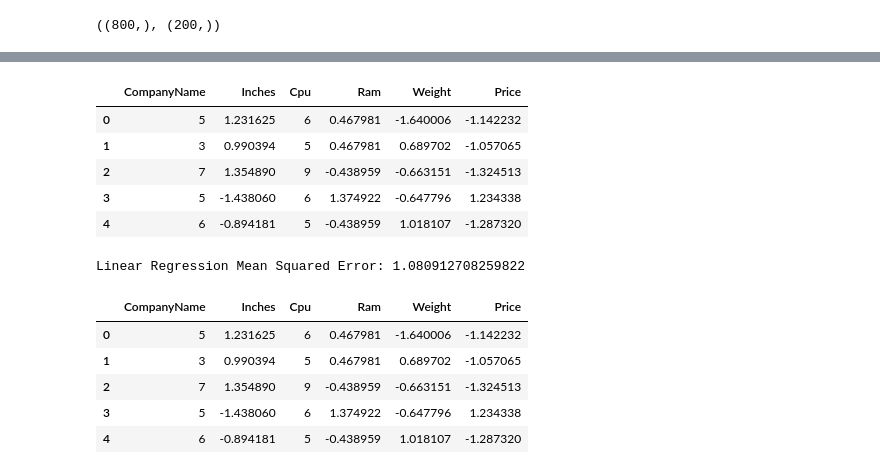
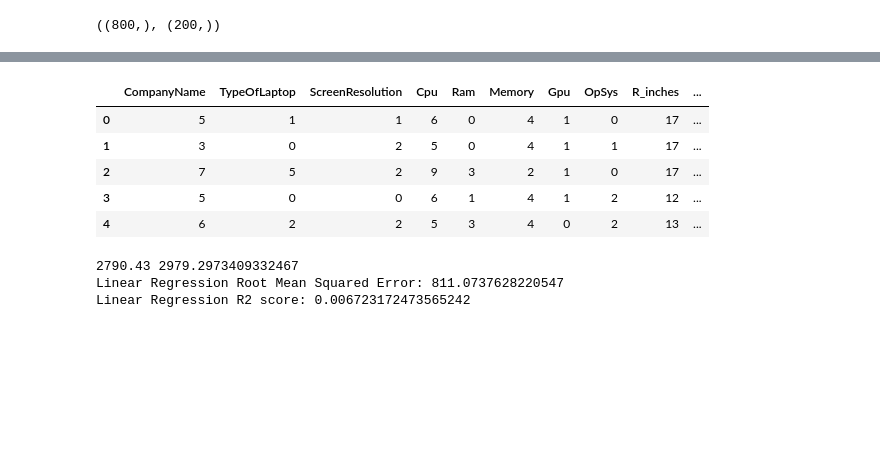
Before and after one commit to Jieyieteoh03/DS_capstone_project, a Jupyter notebook: DS Capstone Project Jie Yie.ipynb, the cells around one changed output, grey strips where cells are left out. Cells and saved outputs as stored; diff of their text form; code cells hidden in the pictures; blank space fills up the shorter version.

```diff
--- a/DS Capstone Project Jie Yie.ipynb
+++ b/DS Capstone Project Jie Yie.ipynb
@@ -29,0 +99,3 @@ df.head()
+# %%
+df = pd.read_csv('new_laptop.csv')
+df.head()
@@ -227,10 +286,9 @@ Index(['CompanyName', 'TypeOfLaptop', 'Inches', 'ScreenResolution', 'Cpu',
 df_encoded = df.copy()
 
 # List of categorical columns to encode
-categorical_columns = ['TypeOfLaptop', 'Cpu', 'OpSys','CompanyName','ScreenResolution','Gpu']
+categorical_columns = ['TypeOfLaptop', 'Cpu', 'OpSys','CompanyName',
+                       'ScreenResolution','Gpu','Ram','Memory']
 
 # Apply LabelEncoder to each categorical column
 label_encoder = LabelEncoder()
 df_encoded[categorical_columns] = df[categorical_columns].apply(label_encoder.fit_transform)
-
-df_encoded[categorical_columns].head()
@@ -244,24 +294,0 @@ df_encoded[categorical_columns].head()
-# %%
-# Convert 'Ram' to numeric
-df_encoded['Ram'] = df_encoded['Ram'].astype(str).str.extract('(\d+)').astype(float, errors='ignore')
-
-# Convert 'Memory' to numeric (assuming you want to extract the numeric part)
-df_encoded['Memory'] = df_encoded['Memory'].astype(str).str.extract('(\d+)').astype(float)
-
-# Assuming 'df_encoded' includes numerical features you want to normalize
-numerical_features = ['Inches', 'Ram', 'Weight', 'Price']  # Update this list
-
-# Create a LabelEncoder for categorical columns
-label_encoder = LabelEncoder()
-
-# Apply LabelEncoder to categorical columns
-categorical_columns = ['TypeOfLaptop', 'Cpu', 'OpSys']  # Update this list
-df_encoded[categorical_columns] = df_encoded[categorical_columns].apply(label_encoder.fit_transform)
-
-# Create a StandardScaler object
-scaler = StandardScaler()
-
-# Fit and transform the numerical features
-df_encoded[numerical_features] = scaler.fit_transform(df_encoded[numerical_features])
-
-df_encoded[numerical_features].head()
@@ -354,13 +410,11 @@ Index(['CompanyName', 'TypeOfLaptop', 'Inches', 'ScreenResolution', 'Cpu',
 # %%
-new_df = df_encoded[['CompanyName', 'Inches', 'Cpu',
-       'Ram','Weight', 'Price']]
-
+new_df = df_encoded
 new_df.head()
 # %% [output]
-|  | CompanyName | Inches | Cpu | Ram | Weight | Price |
-| 0 | 5 | 1.231625 | 6 | 0.467981 | -1.640006 | -1.142232 |
-| 1 | 3 | 0.990394 | 5 | 0.467981 | 0.689702 | -1.057065 |
-| 2 | 7 | 1.354890 | 9 | -0.438959 | -0.663151 | -1.324513 |
-| 3 | 5 | -1.438060 | 6 | 1.374922 | -0.647796 | 1.234338 |
-| 4 | 6 | -0.894181 | 5 | -0.438959 | 1.018107 | -1.287320 |
+|  | CompanyName | TypeOfLaptop | ScreenResolution | Cpu | Ram | Memory | Gpu | OpSys | R_inches | ... |
+| 0 | 5 | 1 | 1 | 6 | 0 | 4 | 1 | 0 | 17 | ... |
+| 1 | 3 | 0 | 2 | 5 | 0 | 4 | 1 | 1 | 17 | ... |
+| 2 | 7 | 5 | 2 | 9 | 3 | 2 | 1 | 0 | 17 | ... |
+| 3 | 5 | 0 | 0 | 6 | 1 | 4 | 1 | 2 | 12 | ... |
+| 4 | 6 | 2 | 2 | 5 | 3 | 4 | 0 | 2 | 13 | ... |
 # %%
@@ -371,22 +429,19 @@ X_train, X_test, y_train, y_test = train_test_split(X1, y1, test_size=0.2, rando
 # %%
 # Train Linear Regression model
 linear_model = LinearRegression()
-linear_model.fit(X_train, y_train)
+linear_model.fit(X_train_a, y_train)
 
 # Make predictions using the trained Linear Regression model
-linear_predictions = linear_model.predict(X_test)
+linear_predictions = linear_model.predict(X_test_a)
 
+print(y_train[0], linear_predictions[0])
 # Evaluate Linear Regression model
 linear_mse = mean_squared_error(y_test, linear_predictions)
-print(f'Linear Regression Mean Squared Error: {linear_mse}')
+print(f'Linear Regression Root Mean Squared Error: {math.sqrt(linear_mse)}')
+
+linear_r2_score = r2_score(y_test, linear_predictions)
+print(f'Linear Regression R2 score: {linear_r2_score}')
 # %% [output]
-Linear Regression Mean Squared Error: 1.080912708259822
+2790.43 2979.2973409332467
+Linear Regression Root Mean Squared Error: 811.0737628220547
+Linear Regression R2 score: 0.006723172473565242
-# %%
-new_df.head()
-# %% [output]
-|  | CompanyName | Inches | Cpu | Ram | Weight | Price |
-| 0 | 5 | 1.231625 | 6 | 0.467981 | -1.640006 | -1.142232 |
-| 1 | 3 | 0.990394 | 5 | 0.467981 | 0.689702 | -1.057065 |
-| 2 | 7 | 1.354890 | 9 | -0.438959 | -0.663151 | -1.324513 |
-| 3 | 5 | -1.438060 | 6 | 1.374922 | -0.647796 | 1.234338 |
-| 4 | 6 | -0.894181 | 5 | -0.438959 | 1.018107 | -1.287320 |
```
Also changed, not shown: parts of 57 cells of this notebook, 6 other files.
